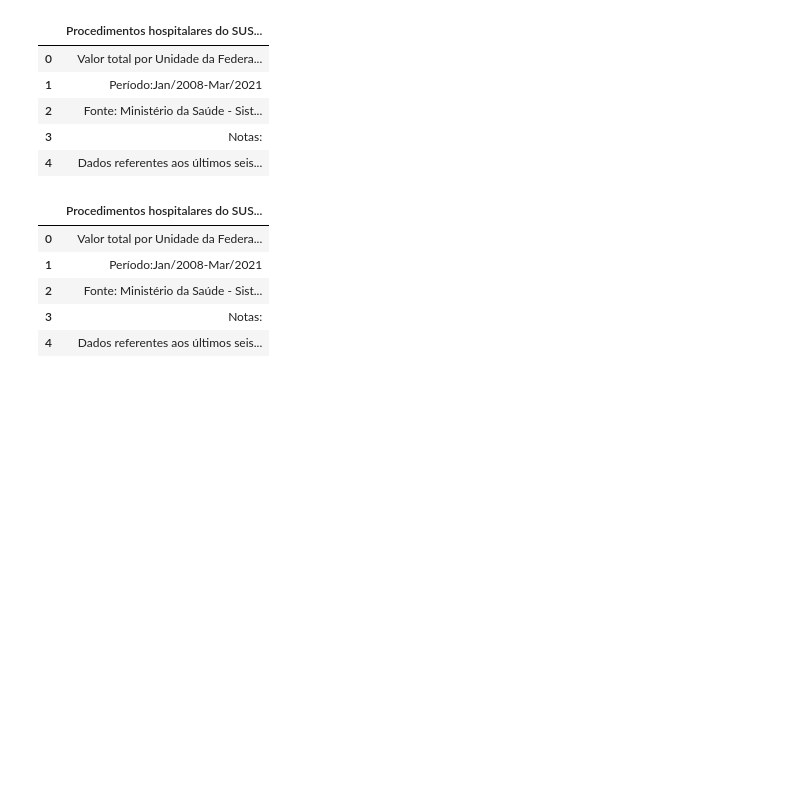
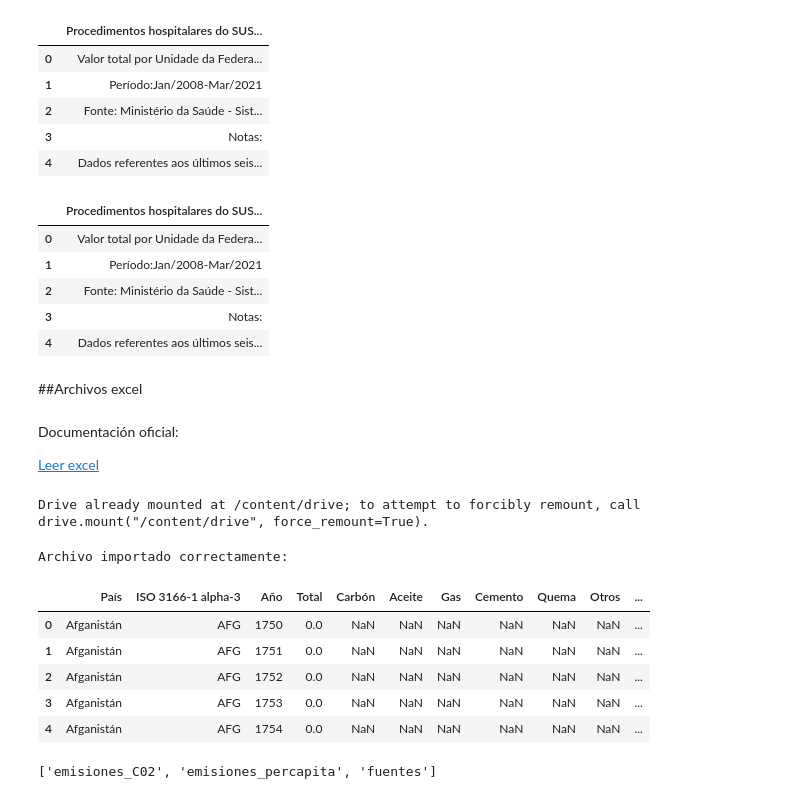
Before and after one commit to AenimaLabs/pandas_distintos_tipos_archivos, a Jupyter notebook: Pandas_tipos_de_archivos.ipynb, the cells around one changed output. Saved outputs shown, nothing was run; the diff lists cells and outputs as text; code cells hidden in the pictures; blank space fills up the shorter version.

```diff
--- a/Pandas_tipos_de_archivos.ipynb
+++ b/Pandas_tipos_de_archivos.ipynb
@@ -115,3 +121,40 @@ df_formato_codificacion
 | 2 | Fonte: Ministério da Saúde - Sist... |
 | 3 | Notas: |
 | 4 | Dados referentes aos últimos seis... |
+# %% [markdown]
+##Archivos excel
+# %% [markdown]
+Documentación oficial:
+
+[Leer excel](https://pandas.pydata.org/docs/reference/api/pandas.read_excel.html)
+# %%
+from google.colab import drive
+drive.mount('/content/drive')
+# %% [output]
+Drive already mounted at /content/drive; to attempt to forcibly remount, call drive.mount("/content/drive", force_remount=True).
+# %%
+import pandas as pd
+
+xlsx_path = '/content/drive/MyDrive/OracleOne/emisiones_CO2.xlsx'
+
+try:
+
+    df_xlsx = pd.read_excel(xlsx_path)
+    print("Archivo importado correctamente:")
+    display(df_xlsx.head())
+except FileNotFoundError:
+    print(f"Error: The file was not found at {csv_path}")
+except Exception as e:
+    print(f"An error occurred: {e}")
+# %% [output]
+Archivo importado correctamente:
+|  | País | ISO 3166-1 alpha-3 | Año | Total | Carbón | Aceite | Gas | Cemento | Quema | Otros | ... |
+| 0 | Afganistán | AFG | 1750 | 0.0 | NaN | NaN | NaN | NaN | NaN | NaN | ... |
+| 1 | Afganistán | AFG | 1751 | 0.0 | NaN | NaN | NaN | NaN | NaN | NaN | ... |
+| 2 | Afganistán | AFG | 1752 | 0.0 | NaN | NaN | NaN | NaN | NaN | NaN | ... |
+| 3 | Afganistán | AFG | 1753 | 0.0 | NaN | NaN | NaN | NaN | NaN | NaN | ... |
+| 4 | Afganistán | AFG | 1754 | 0.0 | NaN | NaN | NaN | NaN | NaN | NaN | ... |
+# %%
+pd.ExcelFile(xlsx_path).sheet_names #nombres de las hojas
+# %% [output]
+['emisiones_C02', 'emisiones_percapita', 'fuentes']
```
Also changed, not shown: parts of 21 cells of this notebook.
